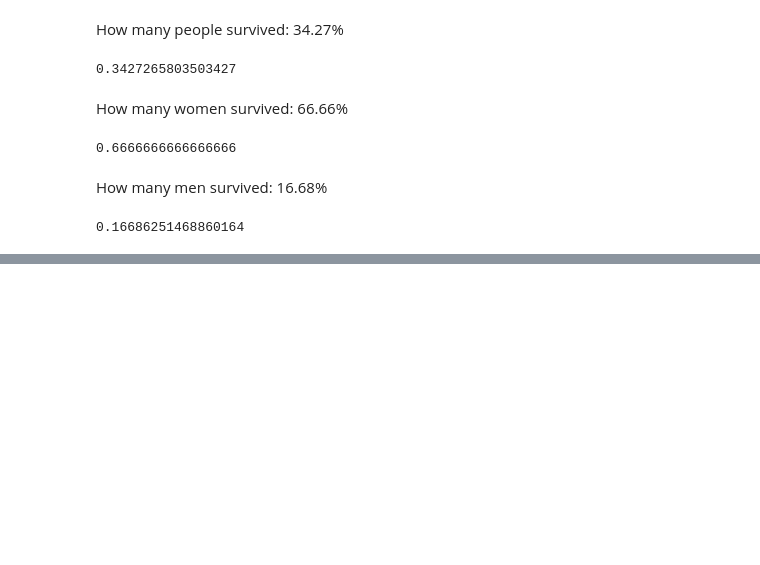
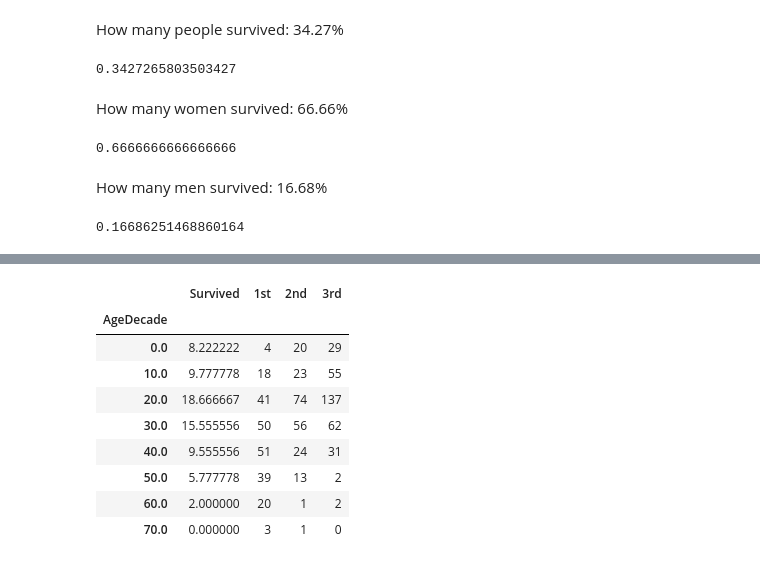
Before and after one commit to bobirdmi/titanic, a Jupyter notebook: titanic.ipynb, the cells around one changed output, grey strips where cells are left out. Saved outputs shown, nothing was run; the diff lists cells and outputs as text; code cells hidden in the pictures; blank space fills up the shorter version.

```diff
--- a/titanic.ipynb
+++ b/titanic.ipynb
@@ -84,0 +140,17 @@ Percent of all survived people: 30.666666666666664
+# %%
+table3['1st'] = pclass1_pas_num
+table3['2nd'] = pclass2_pas_num
+table3['3rd'] = pclass3_pas_num
+
+table3
+# %% [output]
+|  | Survived | 1st | 2nd | 3rd |
+| AgeDecade |  |  |  |  |
+| 0.0 | 8.222222 | 4 | 20 | 29 |
+| 10.0 | 9.777778 | 18 | 23 | 55 |
+| 20.0 | 18.666667 | 41 | 74 | 137 |
+| 30.0 | 15.555556 | 50 | 56 | 62 |
+| 40.0 | 9.555556 | 51 | 24 | 31 |
+| 50.0 | 5.777778 | 39 | 13 | 2 |
+| 60.0 | 2.000000 | 20 | 1 | 2 |
+| 70.0 | 0.000000 | 3 | 1 | 0 |
```
Also changed, not shown: parts of 8 cells of this notebook.
